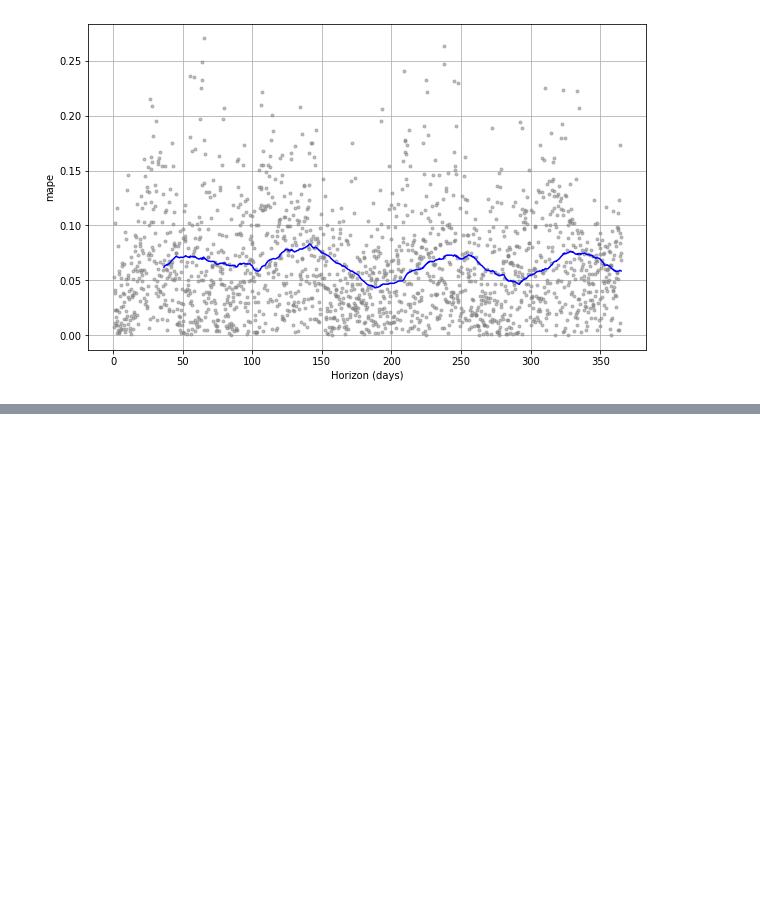
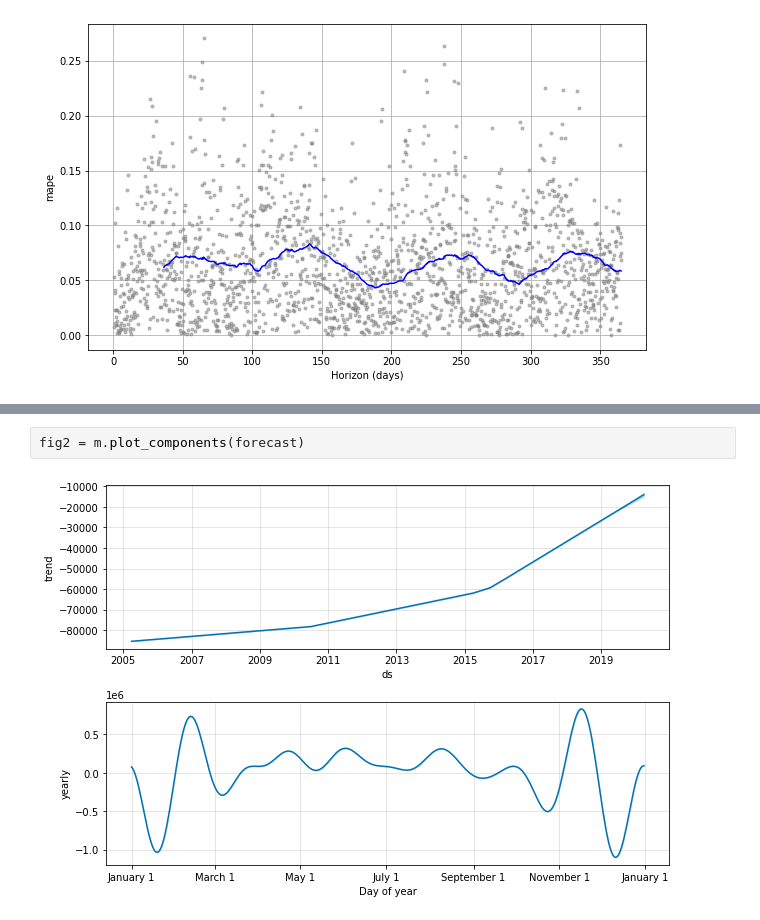
Before and after one commit to shelly2904/DATA_SCIENCE, a Jupyter notebook: Time Series/Time_Series_Algorithms.ipynb, the cells around one changed output, grey strips where cells are left out. Drawn from its saved outputs; the diff is of its cells as text; blank space fills up the shorter version.

```diff
--- a/Time Series/Time_Series_Algorithms.ipynb
+++ b/Time Series/Time_Series_Algorithms.ipynb
@@ -538,0 +625,4 @@ fig3 = plot_cross_validation_metric(cv_results, metric='mape')
+# %%
+fig2 = m.plot_components(forecast)
+# %% [output]
+[figure, added]
```
Also changed, not shown: parts of 24 cells of this notebook, 4 other files.
